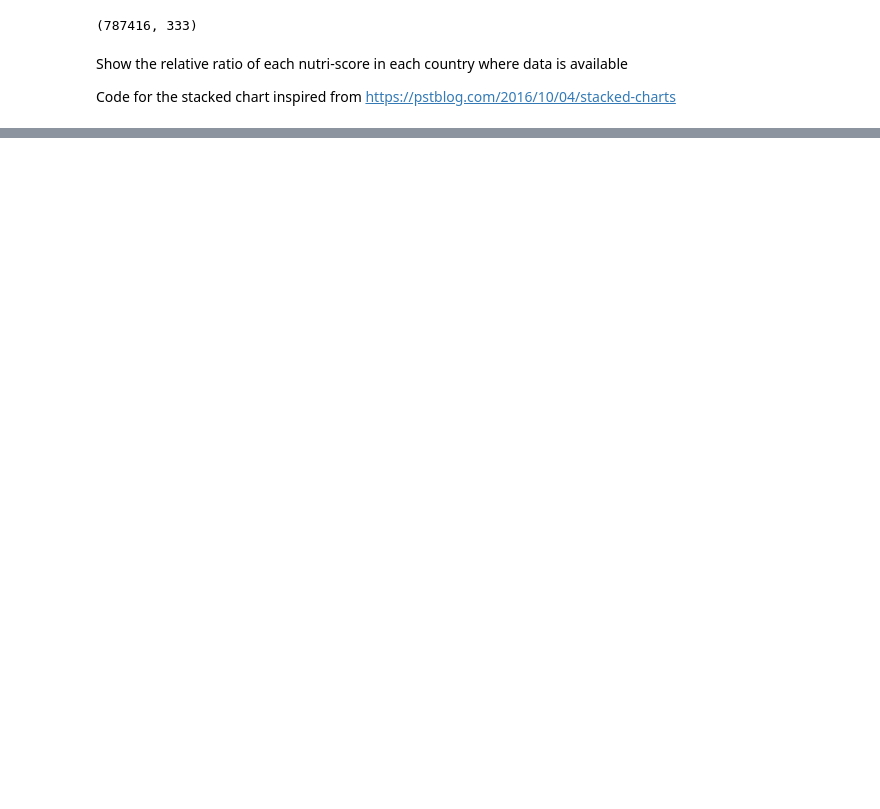
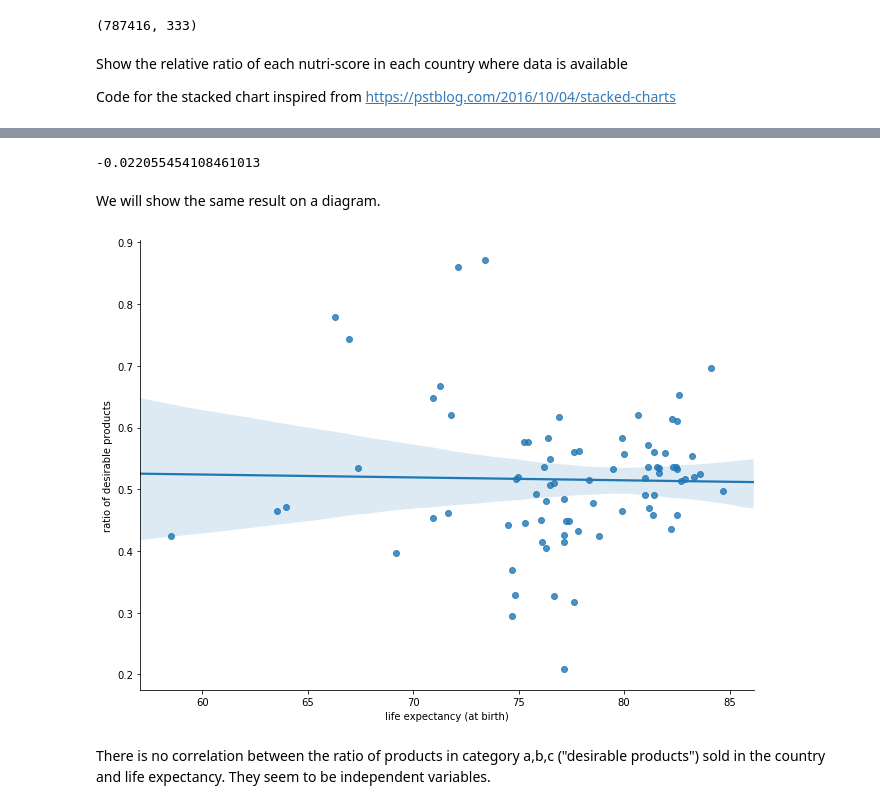
Before and after one commit to fkstef/openfoodfacts, a Jupyter notebook: openfoodfacts.ipynb, the cells around one changed output, grey strips where cells are left out. Cells and saved outputs as stored; diff of their text form; code cells hidden in the pictures; blank space fills up the shorter version.

```diff
--- a/openfoodfacts.ipynb
+++ b/openfoodfacts.ipynb
@@ -1082,0 +1037,21 @@ assess_corr({ 'ratio': s5['a']+s5['b'] }, expect_df)
+# %%
+# for the charting we actually need the nutri-score in the columns, so we transpose the data
+nutri_per_country = nutri_per_country.transpose()
+
+# calculate the total of products scored in each country
+total_per_country = nutri_per_country.sum(axis=1)
+
+# have a minimum of 30 products to have meaningful data
+to_drop = total_per_country[total_per_country<=30].index
+
+# drop the rows with not enough scores
+total_per_country = total_per_country.drop(to_drop)
+
+# build a dataframe with the percentage of each nutri-score per country
+percent_per_country = nutri_per_country.div(total_per_country, axis=0)
+
+# drop rows without all nulls
+percent_per_country = percent_per_country.dropna(how='all')
+
+# show the resulting dataframe
+percent_per_country.head()
@@ -1082,0 +1107,9 @@ assess_corr({ 'ratio': s5['a']+s5['b'] }, expect_df)
+# %%
+# consider the desirable results are those with a nutri-score of 'a', 'b', and 'c'
+ratio_of_desirable = pd.DataFrame({ 'ratio':sorted_percent_per_country['a']+sorted_percent_per_country['b']+sorted_percent_per_country['c'] })
+
+# transforms the country index into an actual column
+ratio_of_desirable = ratio_of_desirable.reset_index().rename(columns={'index':'country'})
+
+# show the first few rows of sorted table by ratio of "desirable product"
+ratio_of_desirable.sort_values(by='ratio', ascending=False).head(10)
@@ -1082,0 +1142,12 @@ assess_corr({ 'ratio': s5['a']+s5['b'] }, expect_df)
+# %%
+# Build a dataframe with only the 2 necessary columns: life expectancy at birth evaluated in 2017, and the ratio of "desirable products" sold in the country
+df_corr = expect_df.merge(ratio_of_desirable, left_on='Country Code', right_on='country').loc[:,['2017','ratio']]
+df_corr.columns=['life expectancy (at birth)','ratio of desirable products']
+
+# print the shape of the respective dataframes
+print('shape of expect_df: ', expect_df.shape)
+print('shape of ratio_of_desirable: ', ratio_of_desirable.shape)
+print('shape of df_corr: ', df_corr.shape)
+
+# show the top rows of the data used to calculate the correlation
+df_corr.sort_values(by='ratio of desirable products', ascending=False).head(10)
@@ -1082,0 +1169,14 @@ assess_corr({ 'ratio': s5['a']+s5['b'] }, expect_df)
+# %%
+# calculate the correlation (usually provided as a matrix) and select only a cell that gives the coefficient
+df_corr.corr().iloc[0,1]
+# %% [output]
+-0.022055454108461013
+# %% [markdown]
+We will show the same result on a diagram.
+# %%
+# plot the dots on a diagram and draw the linear regression line to visualise the correlation
+sns.lmplot(x='life expectancy (at birth)',y='ratio of desirable products',data=df_corr,fit_reg=True, height=7, aspect=4/3) ;
+# %% [output]
+[figure, added]
+# %% [markdown]
+There is no correlation between the ratio of products in category a,b,c ("desirable products") sold in the country and life expectancy. They seem to be independent variables.
```
Also changed, not shown: parts of 65 cells of this notebook, 1 other file.
